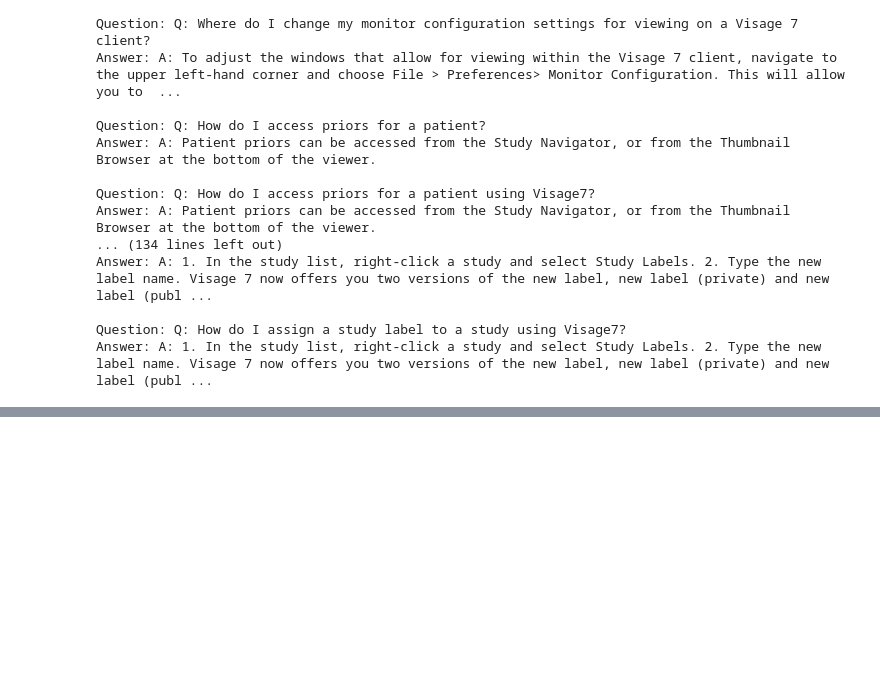
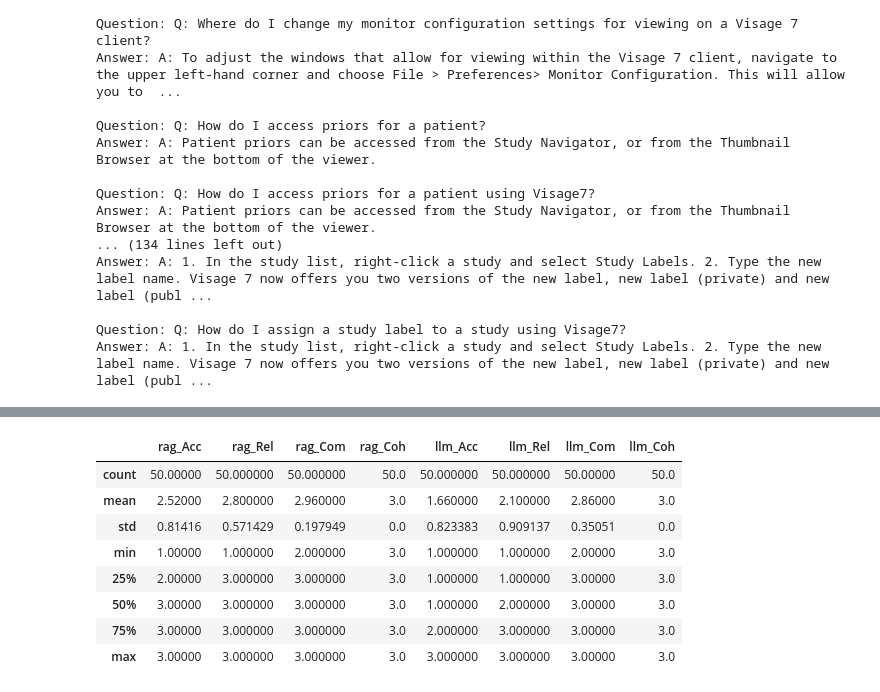
Before and after one commit to mille055/Chat_with_Docs, a Jupyter notebook: notebooks/process_question_list.ipynb, the cells around one changed output, grey strips where cells are left out. Drawn from its saved outputs; the diff is of its cells as text; code cells hidden in the pictures; blank space fills up the shorter version.

```diff
--- a/notebooks/process_question_list.ipynb
+++ b/notebooks/process_question_list.ipynb
@@ -160,0 +220,12 @@ with open('../assets/output_file2.txt', 'w') as file:
+# %%
+df.describe()
+# %% [output]
+|  | rag_Acc | rag_Rel | rag_Com | rag_Coh | llm_Acc | llm_Rel | llm_Com | llm_Coh |
+| count | 50.00000 | 50.000000 | 50.000000 | 50.0 | 50.000000 | 50.000000 | 50.00000 | 50.0 |
+| mean | 2.52000 | 2.800000 | 2.960000 | 3.0 | 1.660000 | 2.100000 | 2.86000 | 3.0 |
+| std | 0.81416 | 0.571429 | 0.197949 | 0.0 | 0.823383 | 0.909137 | 0.35051 | 0.0 |
+| min | 1.00000 | 1.000000 | 2.000000 | 3.0 | 1.000000 | 1.000000 | 2.00000 | 3.0 |
+| 25% | 2.00000 | 3.000000 | 3.000000 | 3.0 | 1.000000 | 1.000000 | 3.00000 | 3.0 |
+| 50% | 3.00000 | 3.000000 | 3.000000 | 3.0 | 1.000000 | 2.000000 | 3.00000 | 3.0 |
+| 75% | 3.00000 | 3.000000 | 3.000000 | 3.0 | 2.000000 | 3.000000 | 3.00000 | 3.0 |
+| max | 3.00000 | 3.000000 | 3.000000 | 3.0 | 3.000000 | 3.000000 | 3.00000 | 3.0 |
```
Also changed, not shown: parts of 7 cells of this notebook, 1 other file.
